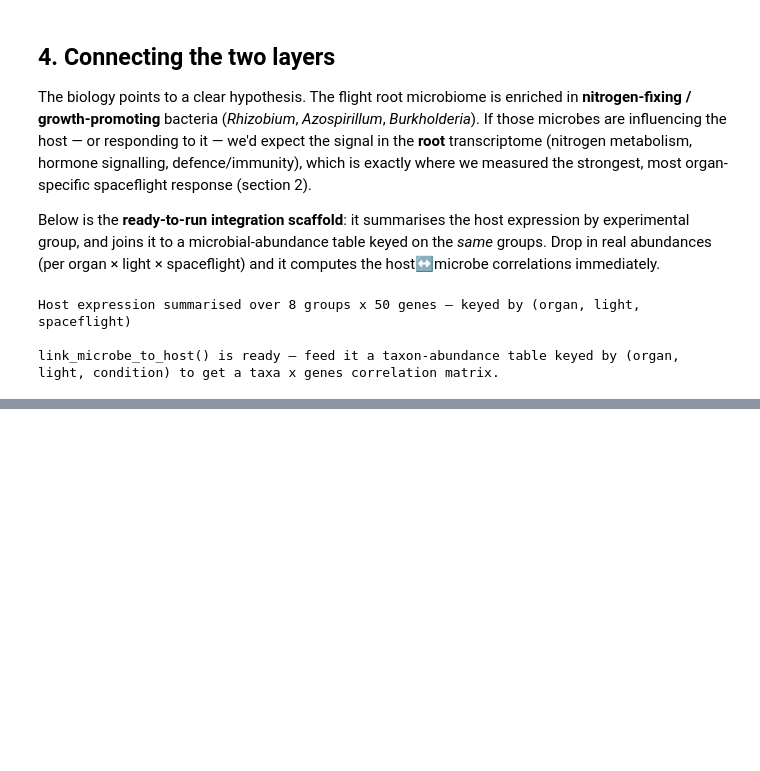
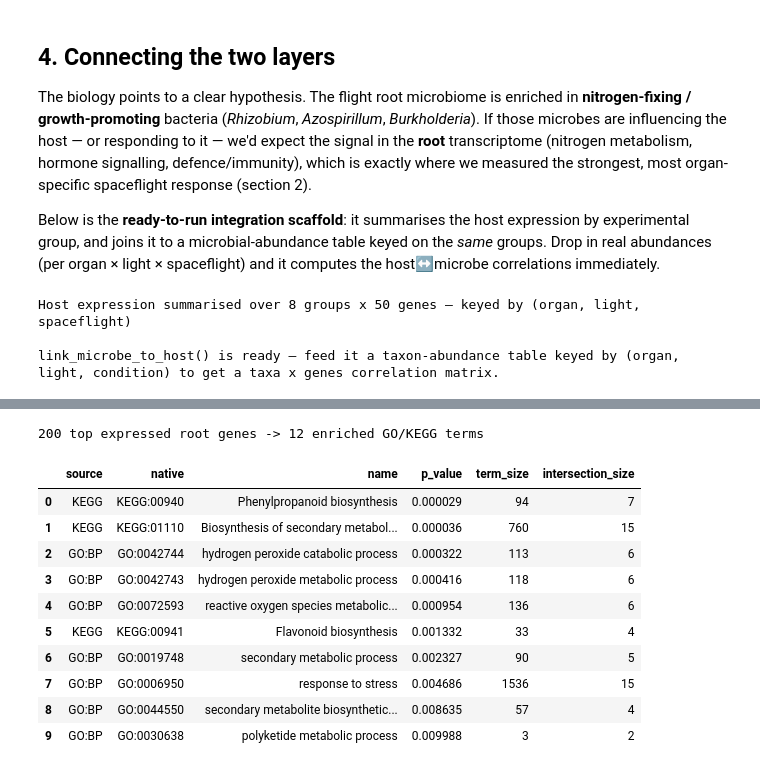
Before and after one commit to dr-richard-barker/OSDR_juypter_book.io, a Jupyter notebook: chapters/OSDR_tomato_microbiome.ipynb, the cells around one changed output, grey strips where cells are left out. Drawn from its saved outputs; the diff is of its cells as text; code cells hidden in the pictures; blank space fills up the shorter version.

```diff
--- a/chapters/OSDR_tomato_microbiome.ipynb
+++ b/chapters/OSDR_tomato_microbiome.ipynb
@@ -179,0 +188,36 @@ link_microbe_to_host() is ready — feed it a taxon-abundance table keyed by (or
+# %%
+def enrich(genes, organism, sources=("GO:BP", "KEGG")):
+    """GO / pathway enrichment via the g:Profiler API (no key required)."""
+    r = requests.post("https://biit.cs.ut.ee/gprofiler/api/gost/profile/",
+                      json={"organism": organism, "query": list(genes), "sources": list(sources),
+                            "user_threshold": 0.05, "significance_threshold_method": "g_SCS",
+                            "no_evidences": True}, timeout=120)
+    res = r.json().get("result", [])
+    if not res:
+        return pd.DataFrame()
+    return (pd.DataFrame(res)[["source", "native", "name", "p_value",
+                               "term_size", "intersection_size"]]
+            .sort_values("p_value").reset_index(drop=True))
+
+# restrict to reliably-expressed root genes, then take the strongest responders
+root_cols = [c for c in cpm.columns if parse(c)[1] == "Root"]
+expressed = root_lfc[cpm[root_cols].mean(axis=1) > 5]
+root_top = expressed.reindex(expressed.abs().sort_values(ascending=False).index).head(200)
+# tomato g:Profiler expects ITAG ids WITH the version suffix (drop only the 'gene-' prefix)
+solyc = [re.sub(r"^gene-", "", g) for g in root_top.index]
+host_enr = enrich(solyc, "slycopersicum")
+print(f"{len(solyc)} top expressed root genes -> {len(host_enr)} enriched GO/KEGG terms")
+host_enr.head(10)
+# %% [output]
+200 top expressed root genes -> 12 enriched GO/KEGG terms
+|  | source | native | name | p_value | term_size | intersection_size |
+| 0 | KEGG | KEGG:00940 | Phenylpropanoid biosynthesis | 0.000029 | 94 | 7 |
+| 1 | KEGG | KEGG:01110 | Biosynthesis of secondary metabol... | 0.000036 | 760 | 15 |
+| 2 | GO:BP | GO:0042744 | hydrogen peroxide catabolic process | 0.000322 | 113 | 6 |
+| 3 | GO:BP | GO:0042743 | hydrogen peroxide metabolic process | 0.000416 | 118 | 6 |
+| 4 | GO:BP | GO:0072593 | reactive oxygen species metabolic... | 0.000954 | 136 | 6 |
+| 5 | KEGG | KEGG:00941 | Flavonoid biosynthesis | 0.001332 | 33 | 4 |
+| 6 | GO:BP | GO:0019748 | secondary metabolic process | 0.002327 | 90 | 5 |
+| 7 | GO:BP | GO:0006950 | response to stress | 0.004686 | 1536 | 15 |
+| 8 | GO:BP | GO:0044550 | secondary metabolite biosynthetic... | 0.008635 | 57 | 4 |
+| 9 | GO:BP | GO:0030638 | polyketide metabolic process | 0.009988 | 3 | 2 |
```
Also changed, not shown: parts of 3 cells of this notebook, 3 other files.
